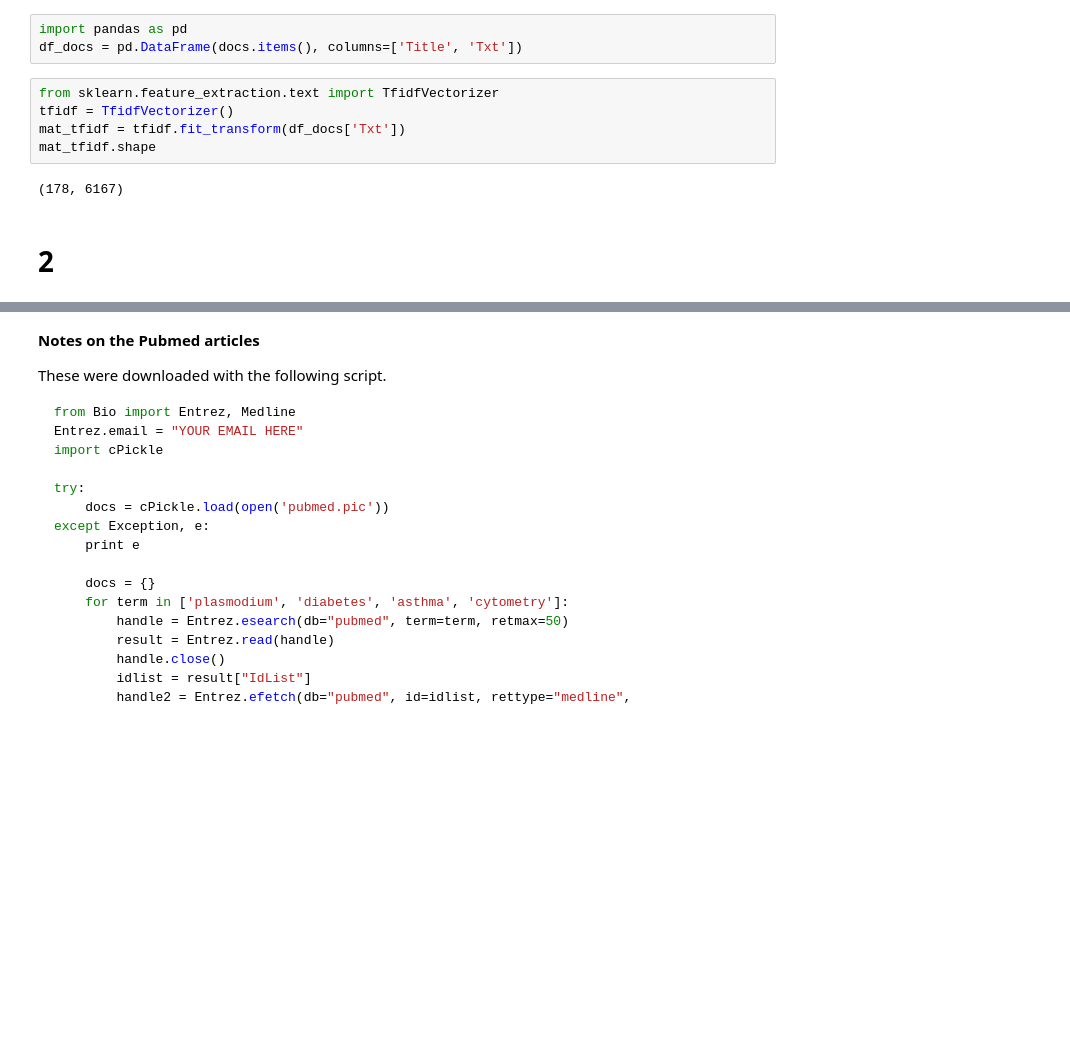
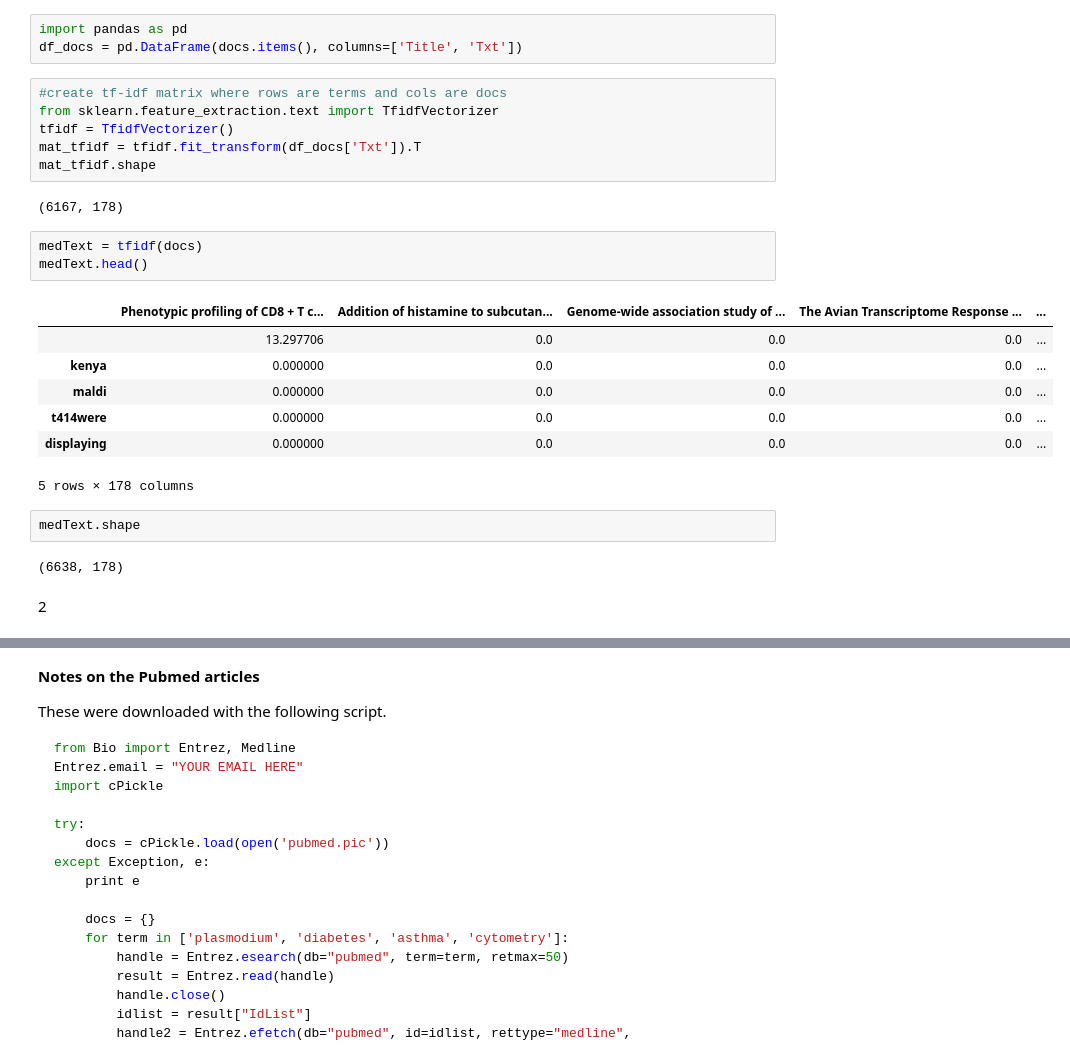
Before and after one commit to yanhann10/statistical_computing_course, a Jupyter notebook: Homework03.ipynb, the cells around one changed output, grey strips where cells are left out. Cells and saved outputs as stored; diff of their text form; blank space fills up the shorter version.

```diff
--- a/Homework03.ipynb
+++ b/Homework03.ipynb
@@ -359,11 +352,27 @@ docs = pickle.load(open('data/pubmed.pic', 'rb'))
 import pandas as pd
 df_docs = pd.DataFrame(docs.items(), columns=['Title', 'Txt'])
 # %%
+#create tf-idf matrix where rows are terms and cols are docs
 from sklearn.feature_extraction.text import TfidfVectorizer
 tfidf = TfidfVectorizer()
-mat_tfidf = tfidf.fit_transform(df_docs['Txt'])
+mat_tfidf = tfidf.fit_transform(df_docs['Txt']).T
 mat_tfidf.shape
 # %% [output]
-(178, 6167)
+(6167, 178)
-# %% [markdown]
-# 2
+# %%
+medText = tfidf(docs)
+medText.head()
+# %% [output]
+|  | Phenotypic profiling of CD8 + T c... | Addition of histamine to subcutan... | Genome-wide association study of ... | The Avian Transcriptome Response ... | ... |
+|  | 13.297706 | 0.0 | 0.0 | 0.0 | ... |
+| kenya | 0.000000 | 0.0 | 0.0 | 0.0 | ... |
+| maldi | 0.000000 | 0.0 | 0.0 | 0.0 | ... |
+| t414were | 0.000000 | 0.0 | 0.0 | 0.0 | ... |
+| displaying | 0.000000 | 0.0 | 0.0 | 0.0 | ... |
+5 rows × 178 columns
+# %%
+medText.shape
+# %% [output]
+(6638, 178)
+# %% [markdown]
+2
```
Also changed, not shown: parts of 50 cells of this notebook.
